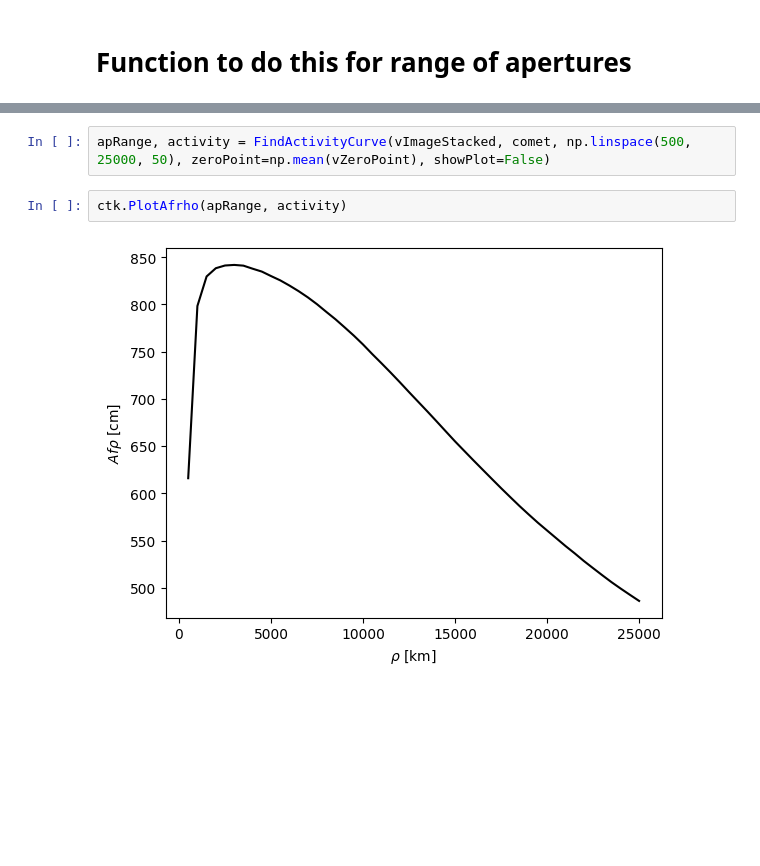
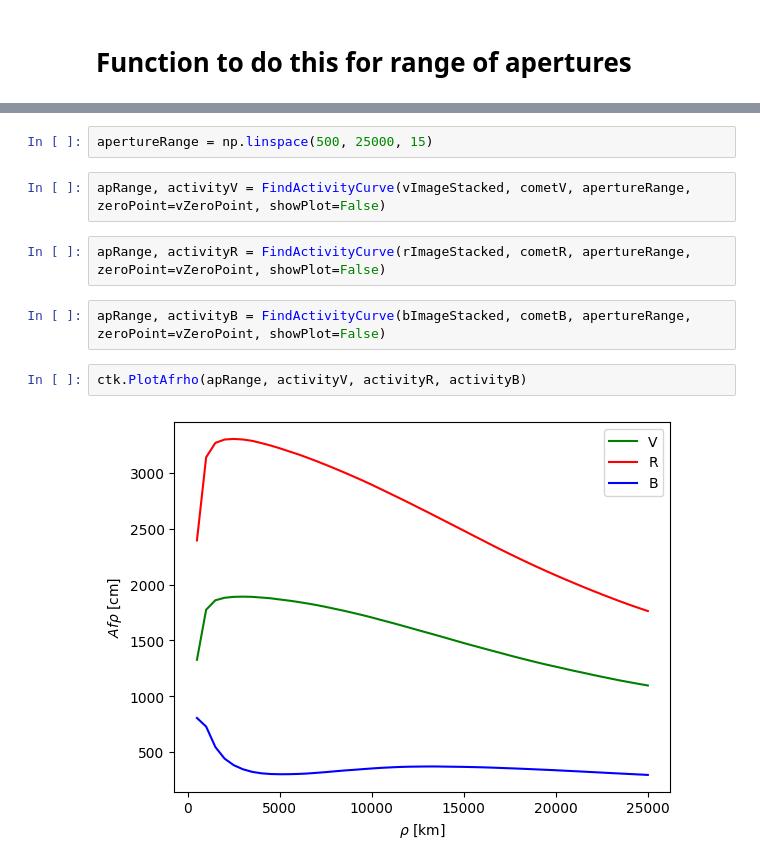
Before and after one commit to daraghhollman/Comet62P-Tsuchinshan, a Jupyter notebook: NewScripts/aperturePhotometry.ipynb, the cells around one changed output, grey strips where cells are left out. Saved outputs shown, nothing was run; the diff lists cells and outputs as text; blank space fills up the shorter version.

Commit message:
activity in multiple bands

```diff
--- a/NewScripts/aperturePhotometry.ipynb
+++ b/NewScripts/aperturePhotometry.ipynb
@@ -193,9 +177,15 @@ def FindActivityCurve(image, comet, apertureRangeKm, zeroPoint, showPlot=False):
         #print(afrho)
 
     return [apertureRangeKm, activity]
+# %%
+apertureRange = np.linspace(500, 25000, 15)
 # %%
-apRange, activity = FindActivityCurve(vImageStacked, comet, np.linspace(500, 25000, 50), zeroPoint=np.mean(vZeroPoint), showPlot=False)
+apRange, activityV = FindActivityCurve(vImageStacked, cometV, apertureRange, zeroPoint=vZeroPoint, showPlot=False)
+# %%
+apRange, activityR = FindActivityCurve(rImageStacked, cometR, apertureRange, zeroPoint=vZeroPoint, showPlot=False)
+# %%
+apRange, activityB = FindActivityCurve(bImageStacked, cometB, apertureRange, zeroPoint=vZeroPoint, showPlot=False)
 # %%
-ctk.PlotAfrho(apRange, activity)
+ctk.PlotAfrho(apRange, activityV, activityR, activityB)
 # %% [output]
-[figure, old version]
+[figure, new version]
```
Also changed, not shown: parts of 11 cells of this notebook, 5 other files.
